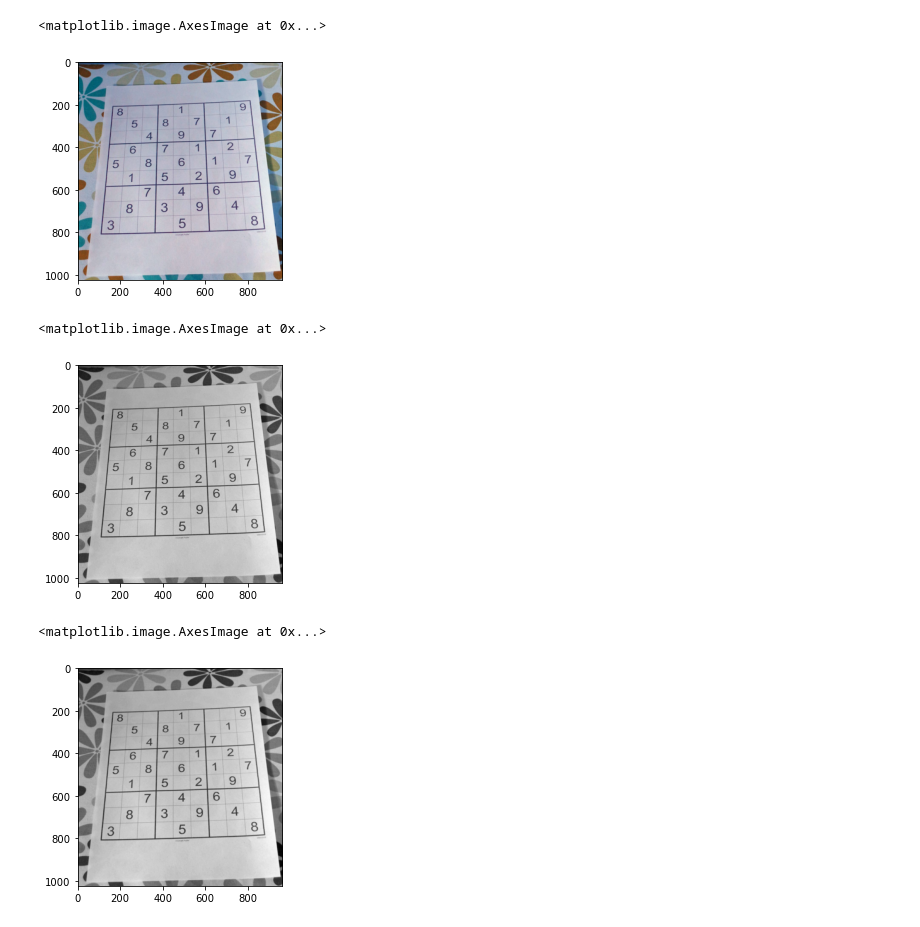
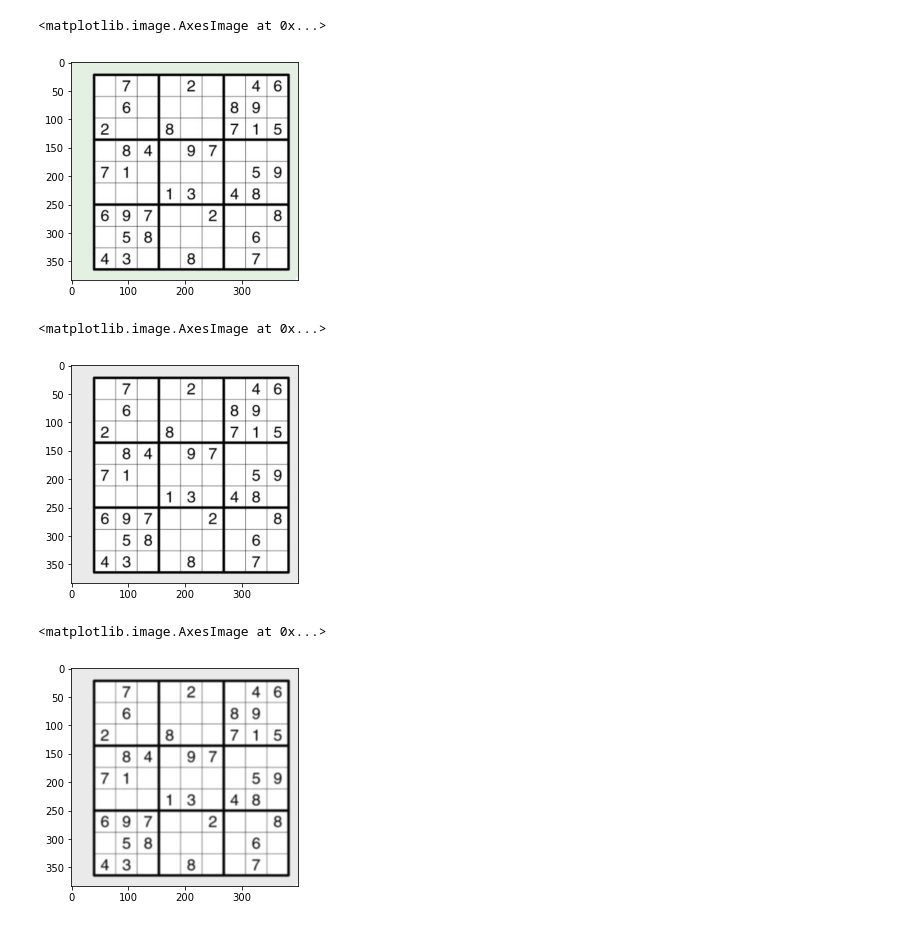
Before and after one commit to sarthag/Sudoku-Solver, a Jupyter notebook: Extract Sudoku.ipynb, the cells around one changed output. Cells and saved outputs as stored; diff of their text form; code cells hidden in the pictures.

```diff
--- a/Extract Sudoku.ipynb
+++ b/Extract Sudoku.ipynb
@@ -5,22 +5,22 @@ import cv2
 import matplotlib.pyplot as plt
 %matplotlib inline
 # %%
-img = cv2.imread('Sudoku.jpeg')
+#img = cv2.imread('Sudoku.jpeg')
 #img = cv2.imread('Sudoku2.jpg')
-#img = cv2.imread('Sudoku3.jpg')
+img = cv2.imread('Sudoku3.jpg')
 plt.imshow(img)
 # %% [output]
 <matplotlib.image.AxesImage at 0x...>
-[figure, old version]
+[figure, new version]
 # %%
 grey = cv2.cvtColor(img, cv2.COLOR_BGR2GRAY)
 plt.imshow(grey, cmap = "gray")
 # %% [output]
 <matplotlib.image.AxesImage at 0x...>
-[figure, old version]
+[figure, new version]
 # %%
 blur = cv2.GaussianBlur(grey, (3,3), cv2.BORDER_DEFAULT)
 plt.imshow(blur, cmap = "gray")
 # %% [output]
 <matplotlib.image.AxesImage at 0x...>
-[figure, old version]
+[figure, new version]
```
Also changed, not shown: parts of 9 cells of this notebook.
